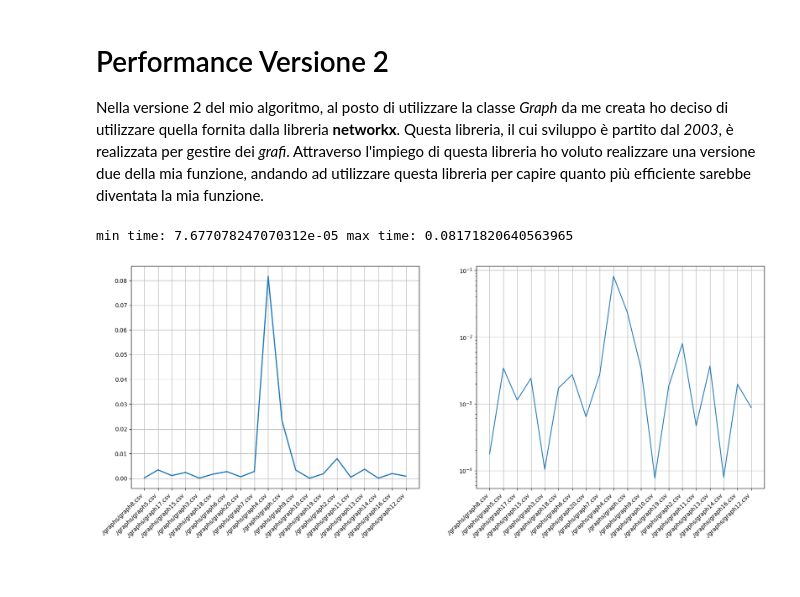
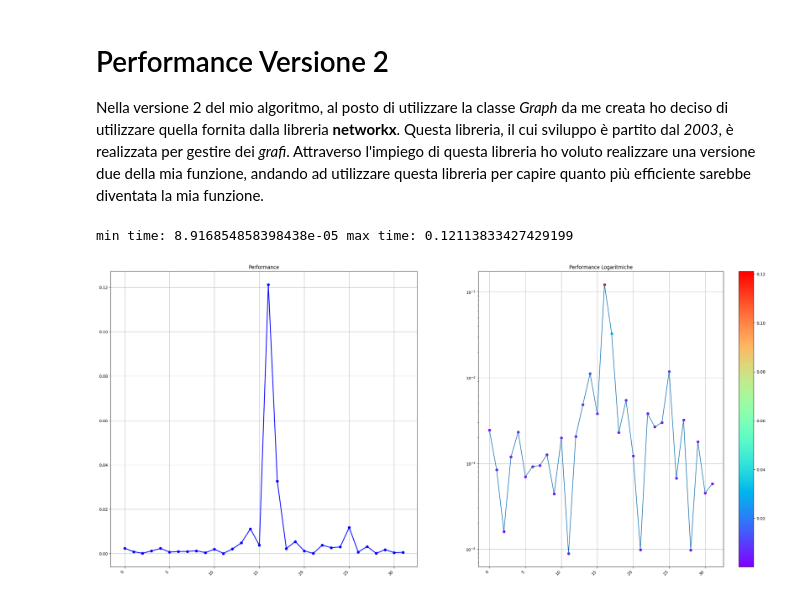
Before and after one commit to MatteoIorio11/k-shortest-paths, a Jupyter notebook: k-shortest-paths.ipynb, the cells around one changed output. Cells and saved outputs as stored; diff of their text form; code cells hidden in the pictures; blank space fills up the shorter version.

```diff
--- a/k-shortest-paths.ipynb
+++ b/k-shortest-paths.ipynb
@@ -297,11 +307,12 @@ min time: 2.002716064453125e-05 max time: 0.09378933906555176
 # Performance Versione 2
 Nella versione 2 del mio algoritmo, al posto di utilizzare la classe *Graph* da me creata ho deciso di utilizzare quella fornita dalla libreria **networkx**. Questa libreria, il cui sviluppo è partito dal *2003*, è realizzata per gestire dei *grafi*. Attraverso l'impiego di questa libreria ho voluto realizzare una versione due della mia funzione, andando ad utilizzare questa libreria per capire quanto più efficiente sarebbe diventata la mia funzione.
 # %%
+
 
 def plotPerformanceV2():
     x = []
     y = []
-    for file in file_list:
+    for i, file in enumerate(file_list):
         df = pd.read_csv(file, names=["Node1", "Node2", "weight"])
         G = nx.Graph()
         Graphtype = nx.Graph()
@@ -313,25 +324,34 @@ def plotPerformanceV2():
         start_t = time.time()
         _ = K_DijkstraV2(G, start=s, destination=d, k=kt)
         end_t = time.time()
-        x.append(file)
+        x.append(i)
         y.append(end_t - start_t)
 
-    #cmap = plt.colormaps['jet']
-    #norm = plt.Normalize(min(y), max(y))
-    #colors = cmap(norm(y))
+    norm = plt.Normalize(vmin=min(y), vmax=max(y))  # Normalize the data range
+    cmap = plt.get_cmap('rainbow')  # Choose the desired colormap
 
-    fig, (ax1, ax2) = plt.subplots(1, 2, figsize=(20, 8))
+    fig, (ax1, ax2) = plt.subplots(1, 2, figsize=(30, 15))
     fig.autofmt_xdate(rotation=45)
+    ax1.plot(x, y, 'bo-', linewidth=2.0)
+    for i in range(len(x)):
+        ax2.plot(x[i], y[i],marker='o', color=cmap(norm(y[i])))
+    ax2.plot(x, y, '-')
+    ax2.set_yscale('log')
 
-    ax1.plot(x, y, linewidth=2.0)
-    ax2.plot(x, y)
-    ax2.set_yscale('log')
     ax1.grid()
     ax2.grid()
+
+    ax1.set_title("Performance")
+    ax2.set_title("Performance Logaritmiche")
+
+    sm = plt.cm.ScalarMappable(norm=norm, cmap=cmap)
+    cbar = plt.colorbar(sm)
+
     print(f"min time: {min(y)} max time: {max(y)}")
     plt.show()
+    return y
-# %%
-plotPerformanceV2()
-# %% [output]
-min time: 7.677078247070312e-05 max time: 0.08171820640563965
-[figure, removed]
+# %%
+data_2 = plotPerformanceV2()
+# %% [output]
+min time: 8.916854858398438e-05 max time: 0.12113833427429199
+[figure, added]
```
Also changed, not shown: parts of 6 cells of this notebook.
